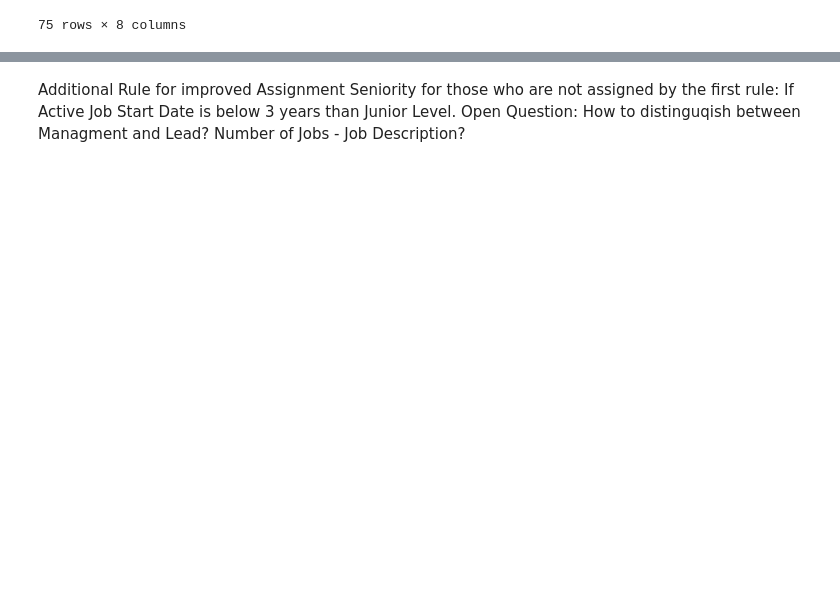
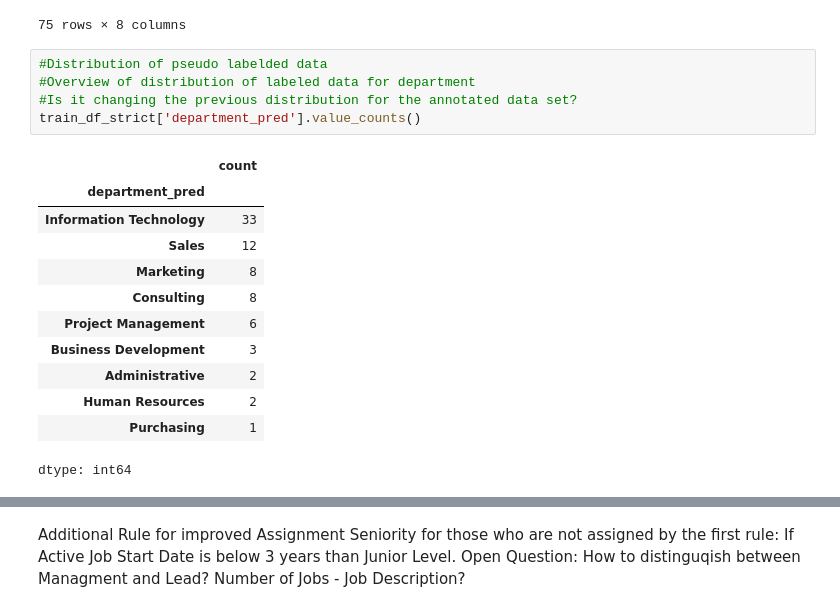
Before and after one commit to Leo278V/Final-Assignment-PDS, a Jupyter notebook: Final_Assignment_PDS.ipynb, the cells around one changed output, grey strips where cells are left out. Cells and saved outputs as stored; diff of their text form; blank space fills up the shorter version.

```diff
--- a/Final_Assignment_PDS.ipynb
+++ b/Final_Assignment_PDS.ipynb
@@ -536,3 +536,21 @@ display(train_df_strict.head(75))
 | 309 | 385 | Random House | General Counsel / Leiter Rechtsab... | Information Technology | Lead |  | 2000 | None |
 | 313 | 389 | Folkwang Universität der Künste | Leitung Personal, Finanzen, Einka... | Purchasing | Lead |  | 2015-07 | None |
 75 rows × 8 columns
+# %%
+#Distribution of pseudo labelded data
+#Overview of distribution of labeled data for department
+#Is it changing the previous distribution for the annotated data set?
+train_df_strict['department_pred'].value_counts()
+# %% [output]
+|  | count |
+| department_pred |  |
+| Information Technology | 33 |
+| Sales | 12 |
+| Marketing | 8 |
+| Consulting | 8 |
+| Project Management | 6 |
+| Business Development | 3 |
+| Administrative | 2 |
+| Human Resources | 2 |
+| Purchasing | 1 |
+dtype: int64
```
Also changed, not shown: parts of 1 cell of this notebook.
